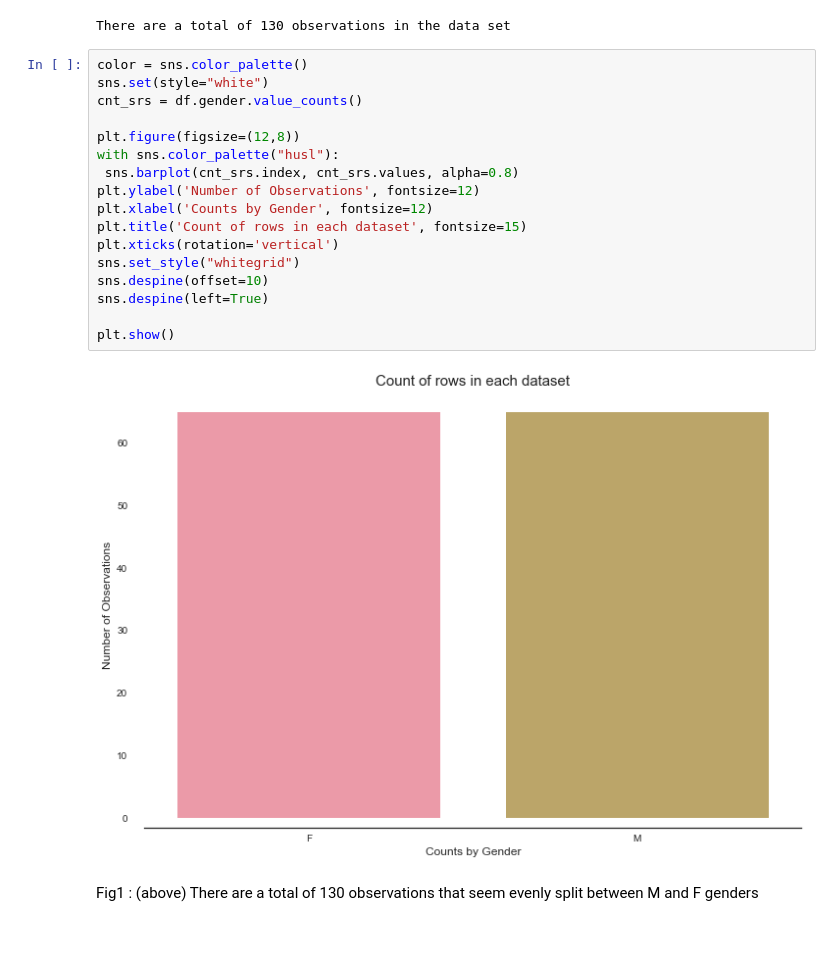
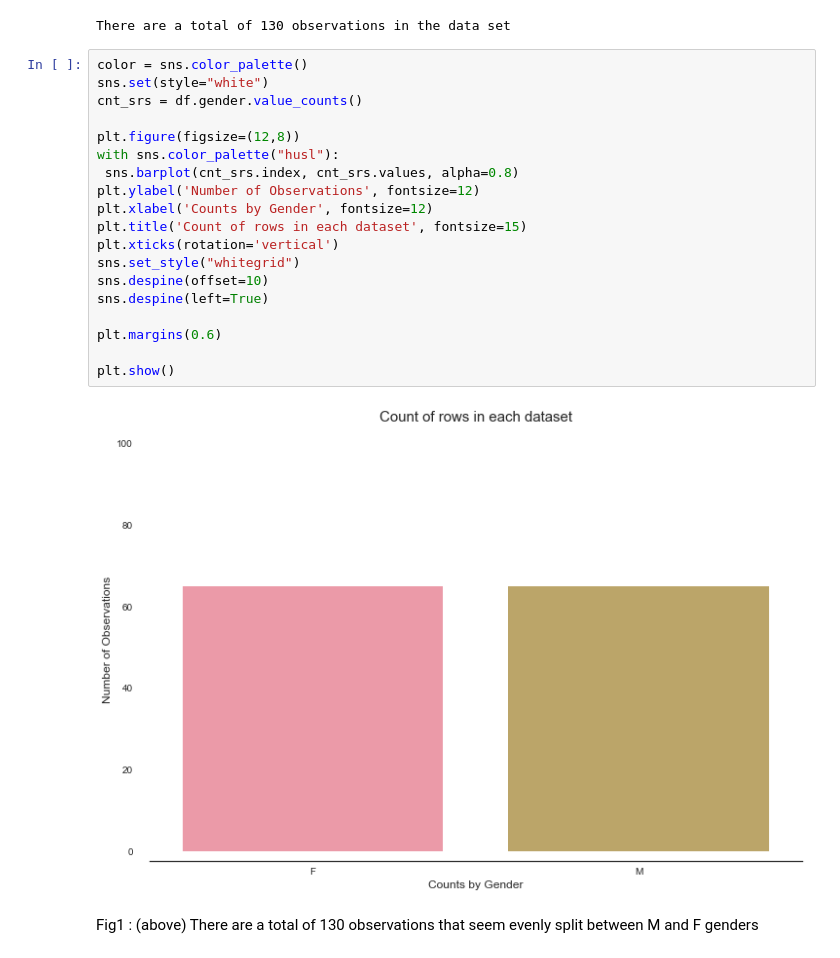
Before and after one commit to avinashreddy2706/HumanBodyTemperature, a Jupyter notebook: code/sliderule_dsi_inferential_statistics_exercise_1.ipynb, the cells around one changed output. Saved outputs shown, nothing was run; the diff lists cells and outputs as text.

```diff
--- a/code/sliderule_dsi_inferential_statistics_exercise_1.ipynb
+++ b/code/sliderule_dsi_inferential_statistics_exercise_1.ipynb
@@ -85,22 +85,24 @@ There are a total of 130 observations in the data set
 # %%
 color = sns.color_palette()
 sns.set(style="white")
 cnt_srs = df.gender.value_counts()
 
 plt.figure(figsize=(12,8))
 with sns.color_palette("husl"):
  sns.barplot(cnt_srs.index, cnt_srs.values, alpha=0.8)
 plt.ylabel('Number of Observations', fontsize=12)
 plt.xlabel('Counts by Gender', fontsize=12)
 plt.title('Count of rows in each dataset', fontsize=15)
 plt.xticks(rotation='vertical')
 sns.set_style("whitegrid")
 sns.despine(offset=10)
 sns.despine(left=True)
 
+plt.margins(0.6)
+
 plt.show()
 # %% [output]
-[figure, old version]
+[figure, new version]
 # %% [markdown]
 Fig1 : (above) There are a total of 130 observations that seem evenly split between M and F genders
 # %%
```
Also changed, not shown: parts of 25 cells of this notebook.
